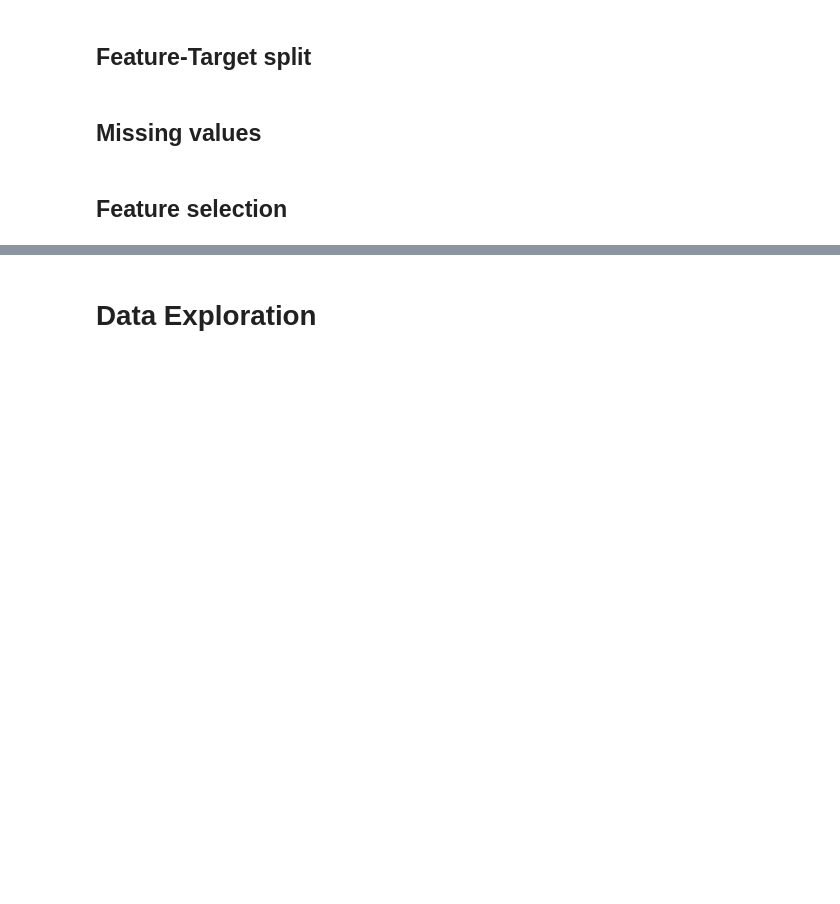
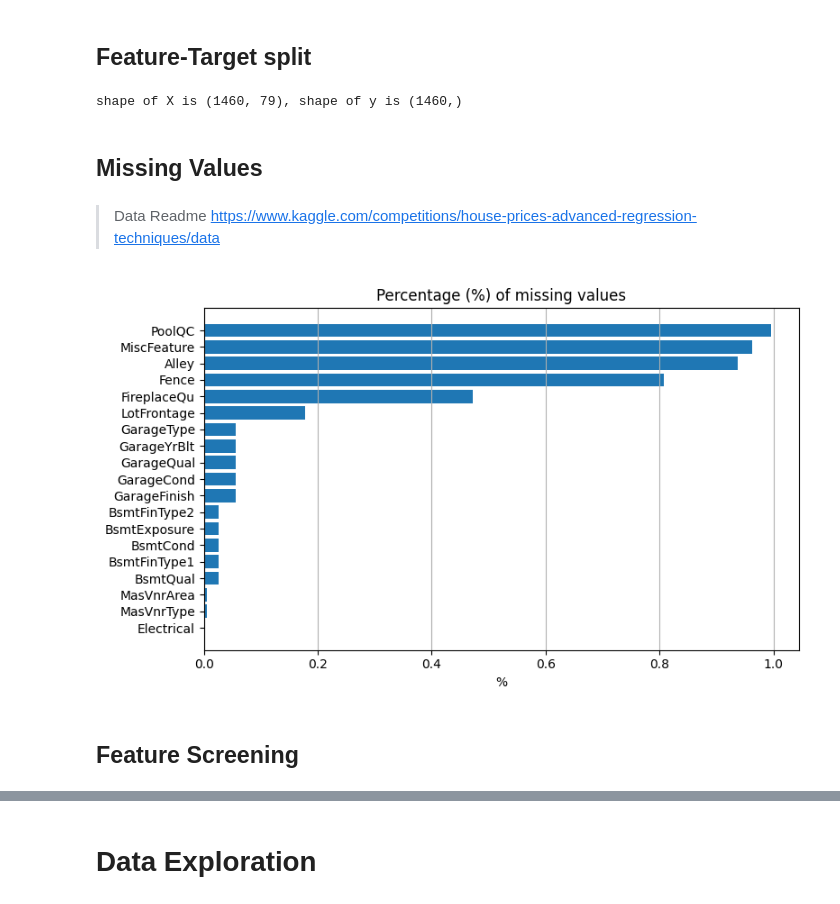
Before and after one commit to HelloSunPKU2023/Kaggle, a Jupyter notebook: HousePrice/HousePrice.ipynb, the cells around one changed output, grey strips where cells are left out. Saved outputs shown, nothing was run; the diff lists cells and outputs as text; code cells hidden in the pictures; blank space fills up the shorter version.

```diff
--- a/HousePrice/HousePrice.ipynb
+++ b/HousePrice/HousePrice.ipynb
@@ -55,7 +65,7 @@ PermissionError: [Errno 1] Operation not permitted: 'data/train.csv'
 ## Feature-Target split
 # %%
 # define the target column in the train dataset
-target = 'Survived'
+target = 'SalePrice'
 
 # split columns into X and y
 X = data.drop(columns = target).copy()
@@ -63,23 +73,30 @@ y = data[target]
 
 # check the shape of the data
 print(f'shape of X is \033[94m{X.shape}\033[0m, shape of y is \033[94m{y.shape}\033[0m')
+# %% [output]
+shape of X is (1460, 79), shape of y is (1460,)
 # %% [markdown]
-## Missing values
+## Missing Values
+# %% [markdown]
+> Data Readme
+https://www.kaggle.com/competitions/house-prices-advanced-regression-techniques/data
 # %%
 #filter all the features with missing values
 feature_null= X.isnull().mean().sort_values(ascending = False)
 feature_null=feature_null[feature_null>0]
 
 # visualize
-plt.figure(figsize=(12, 4))
+plt.figure(figsize=(8, feature_null.shape[0]/4))
 feature_ranks = range(len(feature_null))
 bar = plt.barh(feature_null.index, feature_null.values, label=[str(x) for x in feature_ranks])
 plt.gca().invert_yaxis()
 plt.xlabel('%')
 plt.title("Percentage (%) of missing values")
 plt.tight_layout()
 plt.grid(axis='x')
 plt.show()
+# %% [output]
+[figure, added]
 # %% [markdown]
-## Feature selection
+## Feature Screening
 # %%
```
Also changed, not shown: parts of 22 cells of this notebook.
